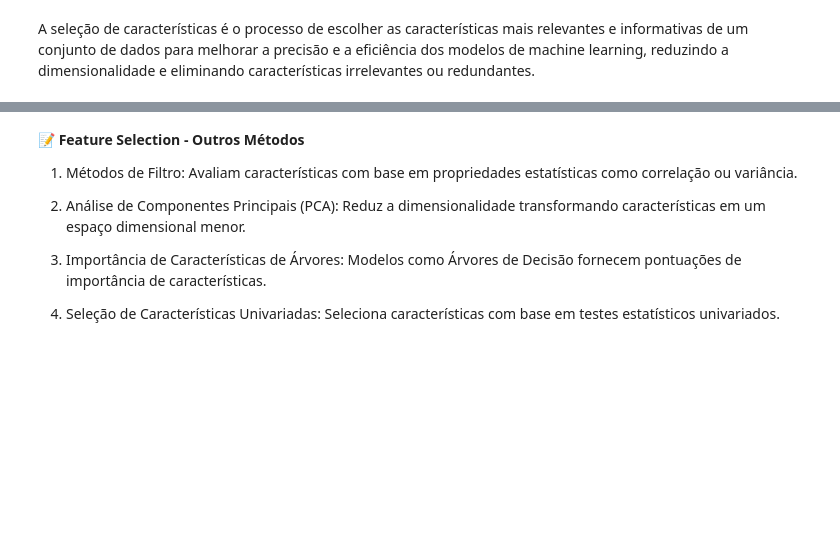
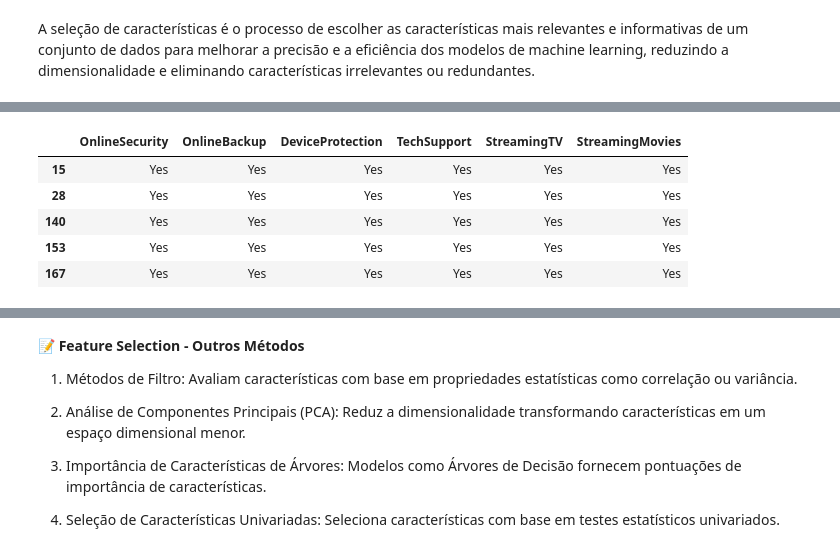
Before and after one commit to daianeklein/dnc, a Jupyter notebook: Telemarketing_churn.ipynb, the cells around one changed output, grey strips where cells are left out. Drawn from its saved outputs; the diff is of its cells as text; code cells hidden in the pictures; blank space fills up the shorter version.

```diff
--- a/Telemarketing_churn.ipynb
+++ b/Telemarketing_churn.ipynb
@@ -314,0 +322,17 @@ A seleção de características é o processo de escolher as características ma
+# %%
+cols = ['OnlineSecurity', 'OnlineBackup', 'DeviceProtection', 'TechSupport',
+       'StreamingTV', 'StreamingMovies']
+
+mask = (df[cols] == 'Yes').all(axis=1)
+
+# Use the mask to assign new column values
+df['servico_incluido'] = mask.astype(int)
+# %%
+df[df['servico_incluido'] == 1][cols].head()
+# %% [output]
+|  | OnlineSecurity | OnlineBackup | DeviceProtection | TechSupport | StreamingTV | StreamingMovies |
+| 15 | Yes | Yes | Yes | Yes | Yes | Yes |
+| 28 | Yes | Yes | Yes | Yes | Yes | Yes |
+| 140 | Yes | Yes | Yes | Yes | Yes | Yes |
+| 153 | Yes | Yes | Yes | Yes | Yes | Yes |
+| 167 | Yes | Yes | Yes | Yes | Yes | Yes |
```
Also changed, not shown: parts of 6 cells of this notebook.
